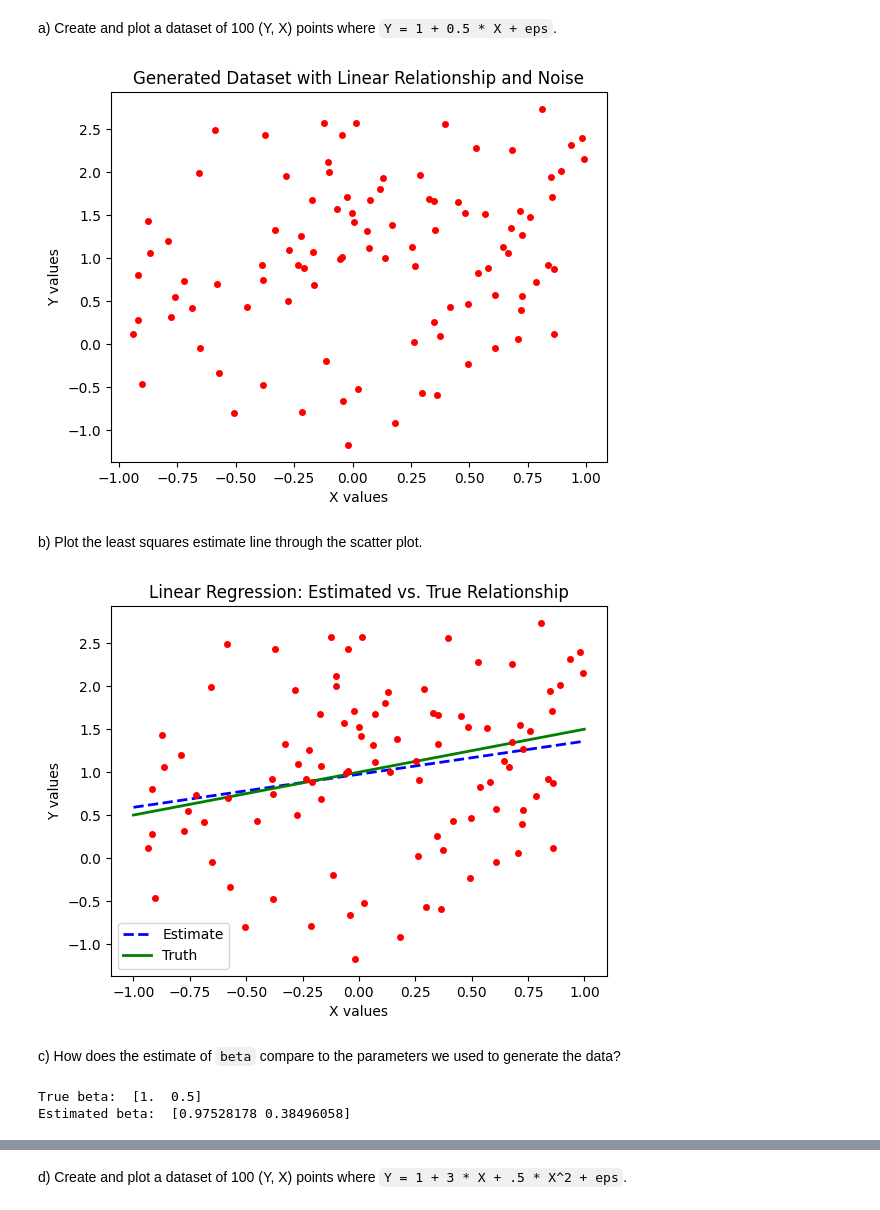
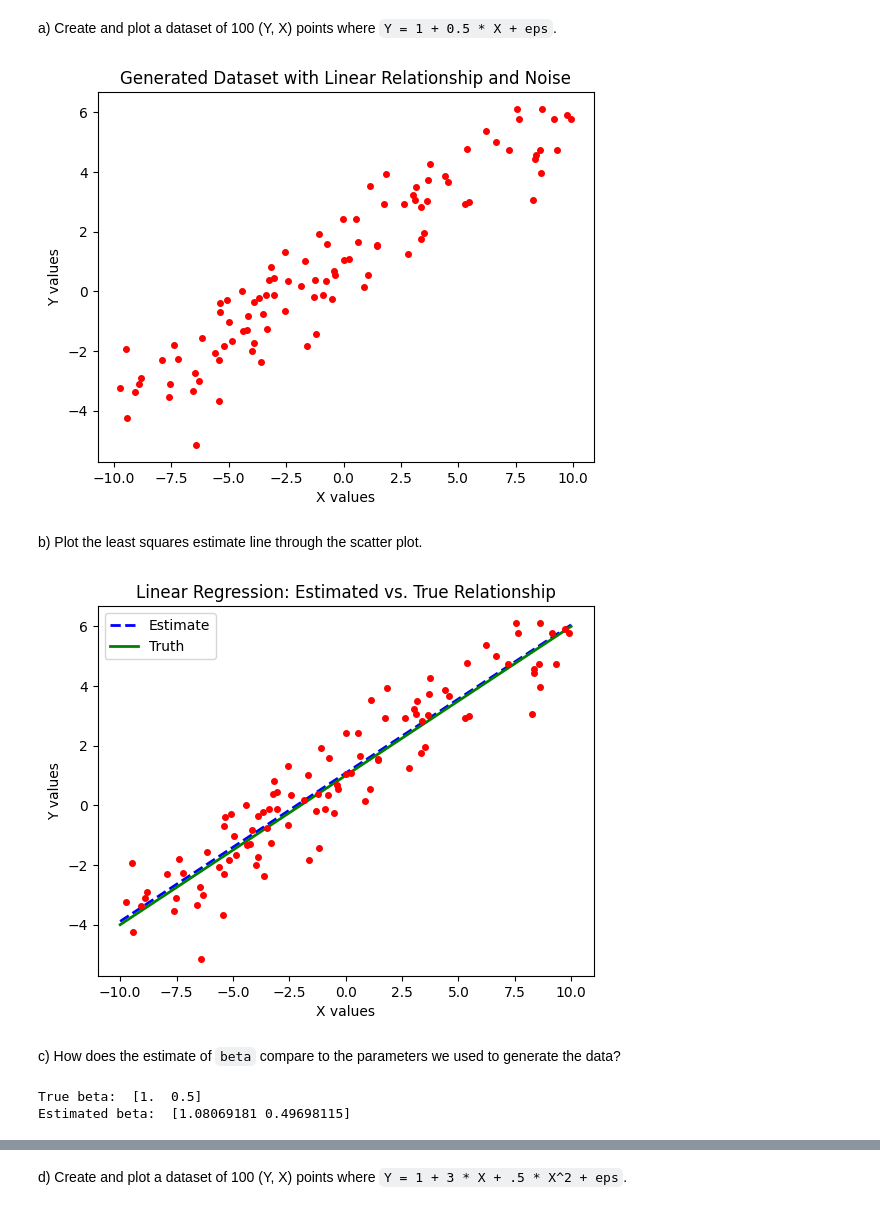
Before and after one commit to markyx316/Data-Science-Fundamentals, a Jupyter notebook: lecture_18/worksheet_18.ipynb, the cells around one changed output, grey strips where cells are left out. Drawn from its saved outputs; the diff is of its cells as text; code cells hidden in the pictures.

```diff
--- a/lecture_18/worksheet_18.ipynb
+++ b/lecture_18/worksheet_18.ipynb
@@ -88,7 +88,7 @@ import matplotlib.pyplot as plt
 SAMPLE_SIZE = 100
 
 true_beta = np.array([1, 0.5])
-x = -1.0 + 2.0 * np.random.random(SAMPLE_SIZE)
+x = -10.0 + 20.0 * np.random.random(SAMPLE_SIZE)
 y = true_beta[0] + true_beta[1] * x + np.random.randn(SAMPLE_SIZE)
 plt.plot(x,y,'ro',markersize=4)
 # Adding a title to the plot for clarity
@@ -98,28 +98,28 @@ plt.xlabel("X values")
 plt.ylabel("Y values")
 plt.show()
 # %% [output]
-[figure, old version]
+[figure, new version]
 # %% [markdown]
 b) Plot the least squares estimate line through the scatter plot.
 # %%
 intercept = np.ones(np.shape(x)[0])
 X = np.array([intercept, x]).T
 beta_hat = np.linalg.inv(X.T @ X) @ X.T @ y
 
-x_plot = np.linspace(-1,1,50)
+x_plot = np.linspace(-10,10,500)
 y_est = beta_hat[0] + beta_hat[1] * x_plot
 plt.plot(x_plot, y_est,'b--', lw=2, label='Estimate')
 plt.plot(x_plot, true_beta[0] + true_beta[1] * x_plot, lw=2, c='g', label='Truth')
 plt.plot(x, y,'ro',markersize=4)
 plt.legend()
 # Adding a title to the plot for clarity
 plt.title("Linear Regression: Estimated vs. True Relationship")
 # Labeling the X and Y axes
 plt.xlabel("X values")
 plt.ylabel("Y values")
 plt.show()
 # %% [output]
-[figure, old version]
+[figure, new version]
 # %% [markdown]
 c) How does the estimate of `beta` compare to the parameters we used to generate the data?
 # %%
@@ -127,5 +127,5 @@ print("True beta: ", true_beta)
 print("Estimated beta: ", beta_hat)
 # %% [output]
 True beta:  [1.  0.5]
-Estimated beta:  [0.97528178 0.38496058]
+Estimated beta:  [1.08069181 0.49698115]
 # %% [markdown]
```
Also changed, not shown: parts of 6 cells of this notebook.
